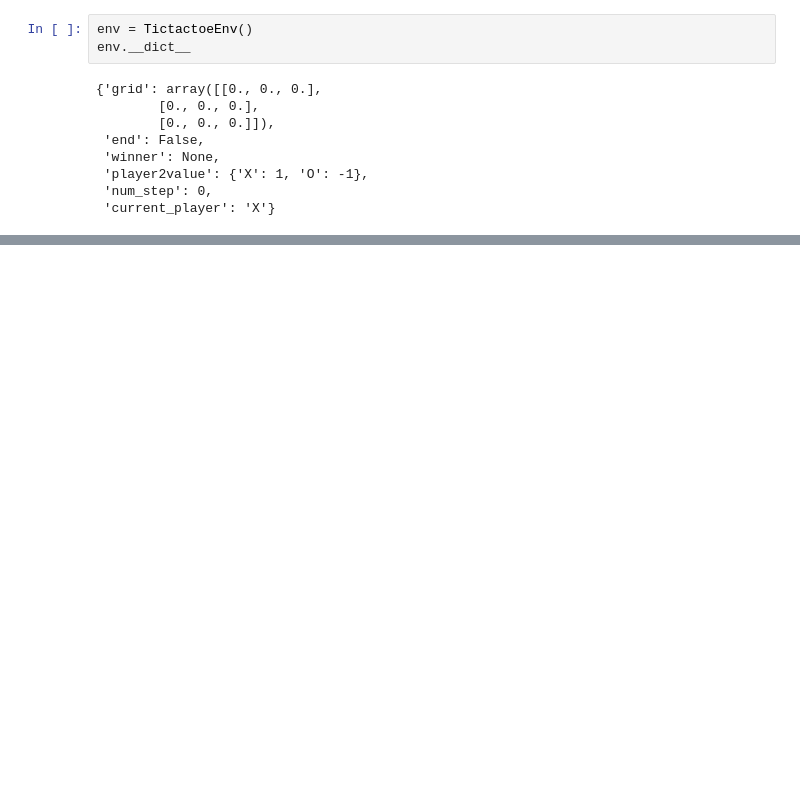
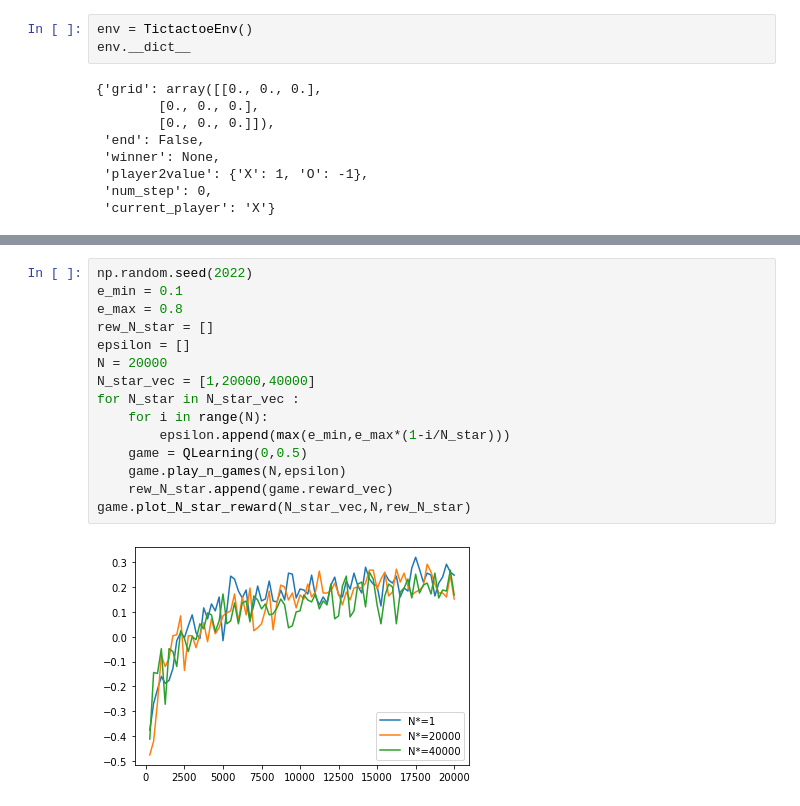
Before and after one commit to giuliamesc/tic_tac_toe, a Jupyter notebook: main.ipynb, the cells around one changed output, grey strips where cells are left out. Cells and saved outputs as stored; diff of their text form; blank space fills up the shorter version.

```diff
--- a/main.ipynb
+++ b/main.ipynb
@@ -127,0 +204,17 @@ KeyError: '[ 1. -1. -1.  0.  1.  0.  0.  0.  0.]'
+# %%
+np.random.seed(2022)
+e_min = 0.1
+e_max = 0.8
+rew_N_star = []
+epsilon = []
+N = 20000
+N_star_vec = [1,20000,40000]
+for N_star in N_star_vec :
+    for i in range(N):
+        epsilon.append(max(e_min,e_max*(1-i/N_star)))
+    game = QLearning(0,0.5)
+    game.play_n_games(N,epsilon)
+    rew_N_star.append(game.reward_vec)
+game.plot_N_star_reward(N_star_vec,N,rew_N_star)
+# %% [output]
+[figure, added]
```
Also changed, not shown: parts of 5 cells of this notebook, 10 other files.
